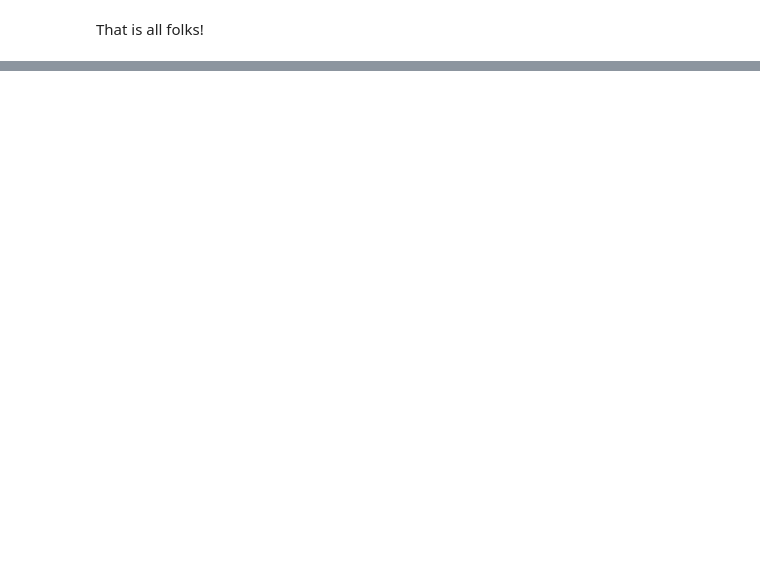
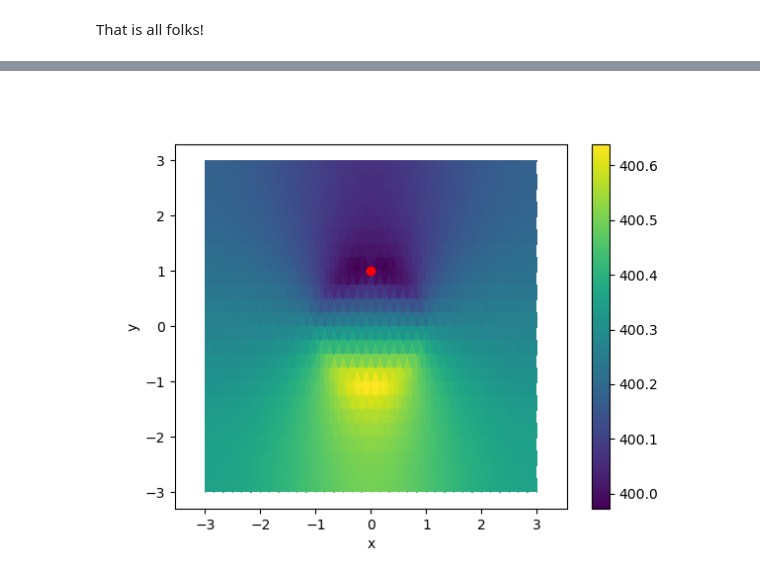
Before and after one commit to XaveryXavier/sim, a Jupyter notebook: week6.ipynb, the cells around one changed output, grey strips where cells are left out. Saved outputs shown, nothing was run; the diff lists cells and outputs as text; code cells hidden in the pictures; blank space fills up the shorter version.

```diff
--- a/week6.ipynb
+++ b/week6.ipynb
@@ -732,0 +768,13 @@ That is all folks!
+# %%
+fig = plt.figure()
+ax = plt.subplot(111)
+plt.tripcolor(V[:,0],V[:,1],T,phi)
+plt.plot(CVs[idx].c[0],CVs[idx].c[1],'ro')
+plt.colorbar()
+ax.axis('equal')
+ax.set_xlabel('x')
+ax.set_ylabel('y')
+# ax.set_title('$\phi$-solution')
+plt.show()
+# %% [output]
+[figure, added]
```
Also changed, not shown: parts of 11 cells of this notebook, 2 other files.
